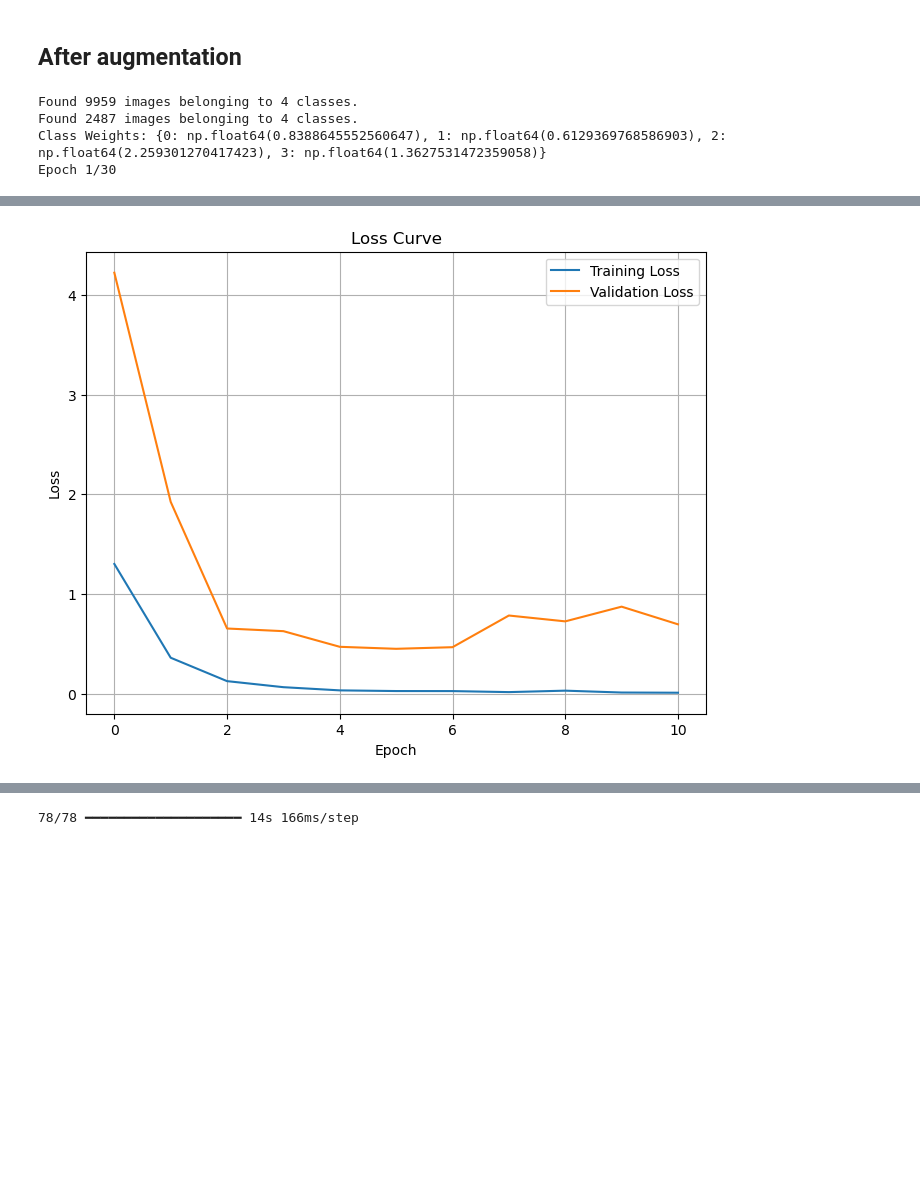
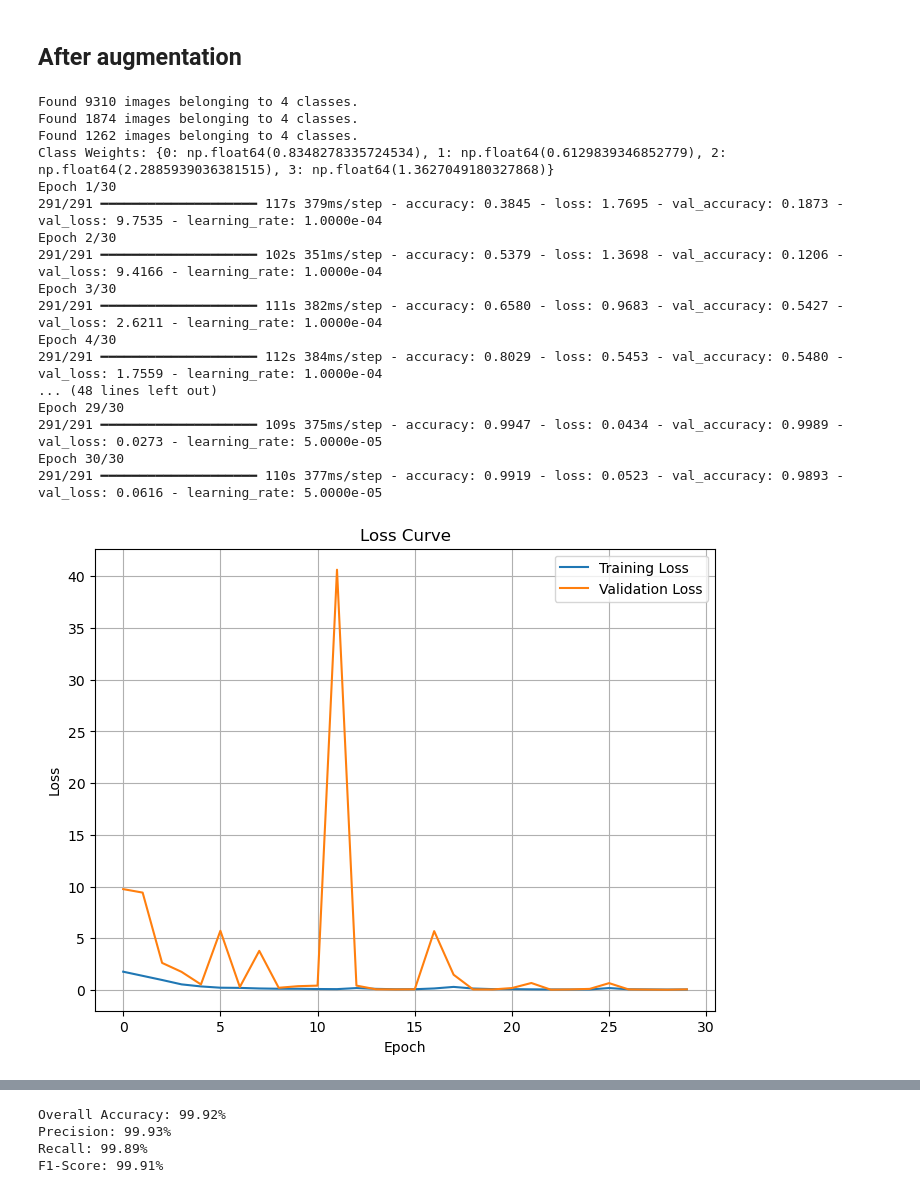
Before and after one commit to ShulimanHossain/CT-Based-Multiclass-Kidney-Disease-Classification-Using-Convolutional-Neural-Networks, a Jupyter notebook: vgg16_model.ipynb, the cells around one changed output, grey strips where cells are left out. Drawn from its saved outputs; the diff is of its cells as text; code cells hidden in the pictures; blank space fills up the shorter version.

```diff
--- a/vgg16_model.ipynb
+++ b/vgg16_model.ipynb
@@ -243,6 +244,9 @@ BATCH_SIZE = 32
 NUM_CLASSES = 4
 EPOCHS = 30
 DATASET_PATH = "CT-KIDNEY-DATASET-Normal-Cyst-Tumor-Stone"
+test_path= "split_dataset/test"
+train_path= "split_dataset/train"
+val_path= "split_dataset/val"
 SEED=42
 np.random.seed(SEED)
 tf.random.set_seed(SEED)
@@ -250,7 +254,6 @@ tf.random.set_seed(SEED)
 
 datagen = ImageDataGenerator(
     preprocessing_function=preprocess_input,
-    validation_split=0.2,
     rotation_range=15,
     width_shift_range=0.1,
     height_shift_range=0.1,
@@ -264,27 +267,32 @@ datagen = ImageDataGenerator(
 
 val_datagen = ImageDataGenerator(
     preprocessing_function=preprocess_input,
-    validation_split=0.2
 )
 
 train_generator = datagen.flow_from_directory(
-    DATASET_PATH,
+    train_path,
     target_size=(IMG_SIZE, IMG_SIZE),
     batch_size=BATCH_SIZE,
     class_mode='categorical',
-    subset='training',
     shuffle=True,
     seed=SEED
 )
 
 val_generator = val_datagen.flow_from_directory(
-    DATASET_PATH,
+    val_path,
     target_size=(IMG_SIZE, IMG_SIZE),
     batch_size=BATCH_SIZE,
     class_mode='categorical',
-    subset='validation',
     shuffle=False,
     seed=SEED
+)
+
+test_generator = val_datagen.flow_from_directory(
+    test_path,
+    target_size=(IMG_SIZE, IMG_SIZE),
+    batch_size=BATCH_SIZE,
+    class_mode='categorical',
+    shuffle=False
 )
 y_train = train_generator.classes
 
@@ -303,21 +311,19 @@ base_model = VGG16(
     input_shape=(IMG_SIZE, IMG_SIZE, 3)
 )
 
-
-base_model.trainable = True
-
-for layer in base_model.layers[:-6]:
-    layer.trainable = False
+base_model.trainable = False
+for layer in base_model.layers[-8:]:
+    layer.trainable = True
 
 x = base_model.output
 x = GlobalAveragePooling2D()(x)
 
-x = Dense(256, activation='relu')(x)
+x = Dense(256, activation='relu',kernel_regularizer=l2(0.0001))(x)
 x = BatchNormalization()(x)
 x = Dropout(0.5)(x)
-x = Dense(128, activation='relu')(x)
+x = Dense(128, activation='relu',kernel_regularizer=l2(0.0001))(x)
 x = BatchNormalization()(x)
-x = Dropout(0.3)(x)
+x = Dropout(0.4)(x)
 outputs = Dense(NUM_CLASSES, activation='softmax')(x)
 
 model = Model(inputs=base_model.input, outputs=outputs)
@@ -331,8 +337,8 @@ model.compile(
 
 start_train_time = time.time()
 callbacks = [
-    EarlyStopping(monitor='val_loss', patience=5, restore_best_weights=True),
-    ReduceLROnPlateau(monitor='val_loss', factor=0.5, patience=3, min_lr=1e-7)
+    EarlyStopping(monitor='val_loss', patience=8, restore_best_weights=True),
+    ReduceLROnPlateau(monitor='val_loss', factor=0.5, patience=5, min_lr=1e-7)
 ]
 history = model.fit(
     train_generator,
@@ -356,13 +362,13 @@ plt.show()
 training_time = time.time() - start_train_time
 
 start_test_time = time.time()
-val_generator.reset()
-y_pred_prob = model.predict(val_generator)
+test_generator.reset()
+y_pred_prob = model.predict(test_generator)
 y_pred_classes = np.argmax(y_pred_prob, axis=1)
-y_true = val_generator.classes
+y_true = test_generator.classes
 
 testing_time = time.time() - start_test_time
-class_names = list(val_generator.class_indices.keys())
+class_names = list(test_generator.class_indices.keys())
 cm = confusion_matrix(y_true, y_pred_classes)
 plt.figure(figsize=(8,6))
 sns.heatmap(cm, annot=True, fmt='d', cmap='Blues', xticklabels=class_names, yticklabels=class_names)
@@ -371,7 +377,7 @@ plt.ylabel('True Labels')
 plt.title('Confusion Matrix')
 plt.show()
 
-class_report = classification_report(y_true, y_pred_classes, target_names=list(val_generator.class_indices.keys()))
+class_report = classification_report(y_true, y_pred_classes, target_names=list(test_generator.class_indices.keys()))
 accuracy = np.sum(y_pred_classes == y_true) / len(y_true)
 print(f"Training Time: {training_time:.2f} seconds")
 print(f"Testing Time: {testing_time:.2f} seconds")
@@ -379,37 +385,49 @@ print("Confusion Matrix:\n", cm)
 print("Classification Report:\n", class_report)
 print(f"Overall Accuracy: {accuracy:.4f}")
 class_accuracy = cm.diagonal() / cm.sum(axis=1)
-for i, class_name in enumerate(val_generator.class_indices.keys()):
+for i, class_name in enumerate(test_generator.class_indices.keys()):
     print(f"Accuracy for class '{class_name}': {class_accuracy[i]:.4f}")
 y_true_onehot = to_categorical(y_true, num_classes=NUM_CLASSES)
 
 plt.figure(figsize=(8, 6))
-for i, class_name in enumerate(val_generator.class_indices.keys()):
+for i, class_name in enumerate(test_generator.class_indices.keys()):
     fpr, tpr, _ = roc_curve(y_true_onehot[:, i], y_pred_prob[:, i])
     roc_auc = auc(fpr, tpr)
     plt.plot(fpr, tpr, label=f"{class_name} (AUC = {roc_auc:.2f})")
 
 plt.plot([0, 1], [0, 1], 'k--')
 plt.title("ROC Curve")
 plt.xlabel("False Positive Rate")
 plt.ylabel("True Positive Rate")
 plt.legend(loc="lower right")
 plt.show()
 
-
 accuracy = np.sum(y_pred_classes == y_true) / len(y_true)
-
 
 precision = precision_score(y_true, y_pred_classes, average='macro')
 recall = recall_score(y_true, y_pred_classes, average='macro')
 f1 = f1_score(y_true, y_pred_classes, average='macro')
 
 print(f"Overall Accuracy: {accuracy*100:.2f}%")
 print(f"Precision: {precision*100:.2f}%")
 print(f"Recall: {recall*100:.2f}%")
 print(f"F1-Score: {f1*100:.2f}%")
 # %% [output]
-Found 9959 images belonging to 4 classes.
-Found 2487 images belonging to 4 classes.
-Class Weights: {0: np.float64(0.8388645552560647), 1: np.float64(0.6129369768586903), 2: np.float64(2.259301270417423), 3: np.float64(1.3627531472359058)}
+Found 9310 images belonging to 4 classes.
+Found 1874 images belonging to 4 classes.
+Found 1262 images belonging to 4 classes.
+Class Weights: {0: np.float64(0.8348278335724534), 1: np.float64(0.6129839346852779), 2: np.float64(2.2885939036381515), 3: np.float64(1.3627049180327868)}
 Epoch 1/30
+291/291 ━━━━━━━━━━━━━━━━━━━━ 117s 379ms/step - accuracy: 0.3845 - loss: 1.7695 - val_accuracy: 0.1873 - val_loss: 9.7535 - learning_rate: 1.0000e-04
+Epoch 2/30
+291/291 ━━━━━━━━━━━━━━━━━━━━ 102s 351ms/step - accuracy: 0.5379 - loss: 1.3698 - val_accuracy: 0.1206 - val_loss: 9.4166 - learning_rate: 1.0000e-04
+Epoch 3/30
+291/291 ━━━━━━━━━━━━━━━━━━━━ 111s 382ms/step - accuracy: 0.6580 - loss: 0.9683 - val_accuracy: 0.5427 - val_loss: 2.6211 - learning_rate: 1.0000e-04
+Epoch 4/30
+291/291 ━━━━━━━━━━━━━━━━━━━━ 112s 384ms/step - accuracy: 0.8029 - loss: 0.5453 - val_accuracy: 0.5480 - val_loss: 1.7559 - learning_rate: 1.0000e-04
+... (48 lines left out)
+Epoch 29/30
+291/291 ━━━━━━━━━━━━━━━━━━━━ 109s 375ms/step - accuracy: 0.9947 - loss: 0.0434 - val_accuracy: 0.9989 - val_loss: 0.0273 - learning_rate: 5.0000e-05
+Epoch 30/30
+291/291 ━━━━━━━━━━━━━━━━━━━━ 110s 377ms/step - accuracy: 0.9919 - loss: 0.0523 - val_accuracy: 0.9893 - val_loss: 0.0616 - learning_rate: 5.0000e-05
+[figure, new version]
@@ -434 +452,0 @@ Epoch 11/30
-[figure, old version]
@@ -435 +454,4 @@ Epoch 11/30
-78/78 ━━━━━━━━━━━━━━━━━━━━ 14s 166ms/step
+Overall Accuracy: 99.92%
+Precision: 99.93%
+Recall: 99.89%
+F1-Score: 99.91%
```
Also changed, not shown: parts of 5 cells of this notebook.
